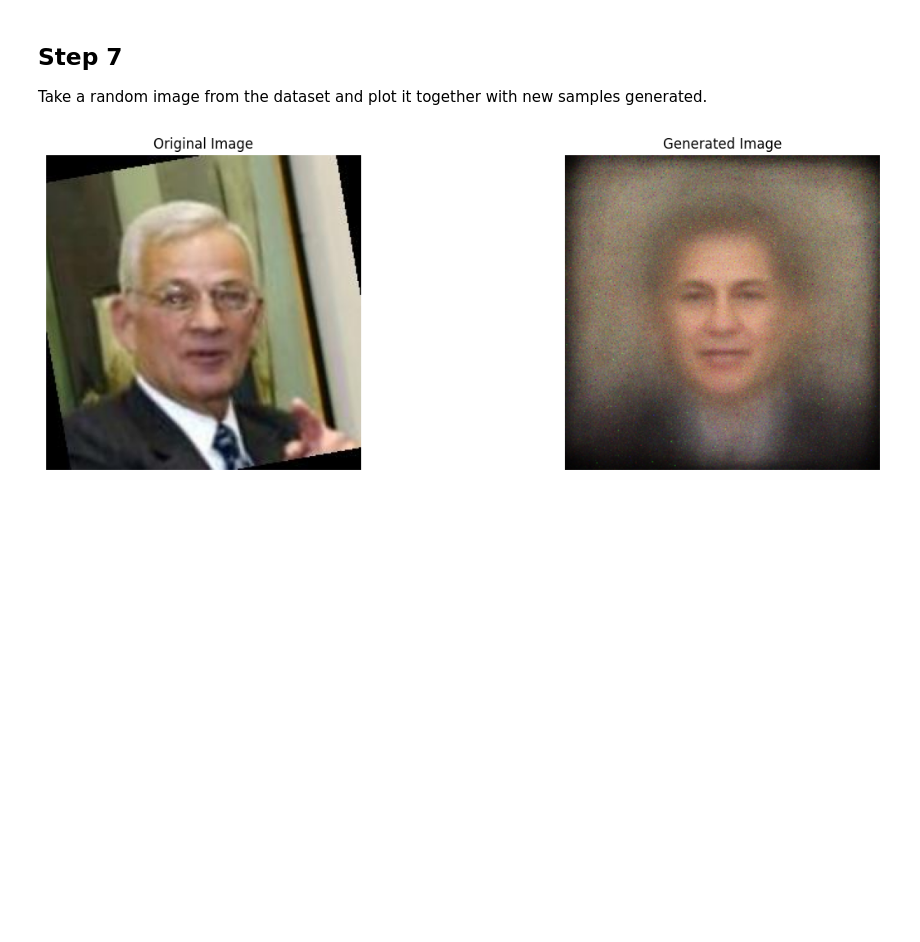
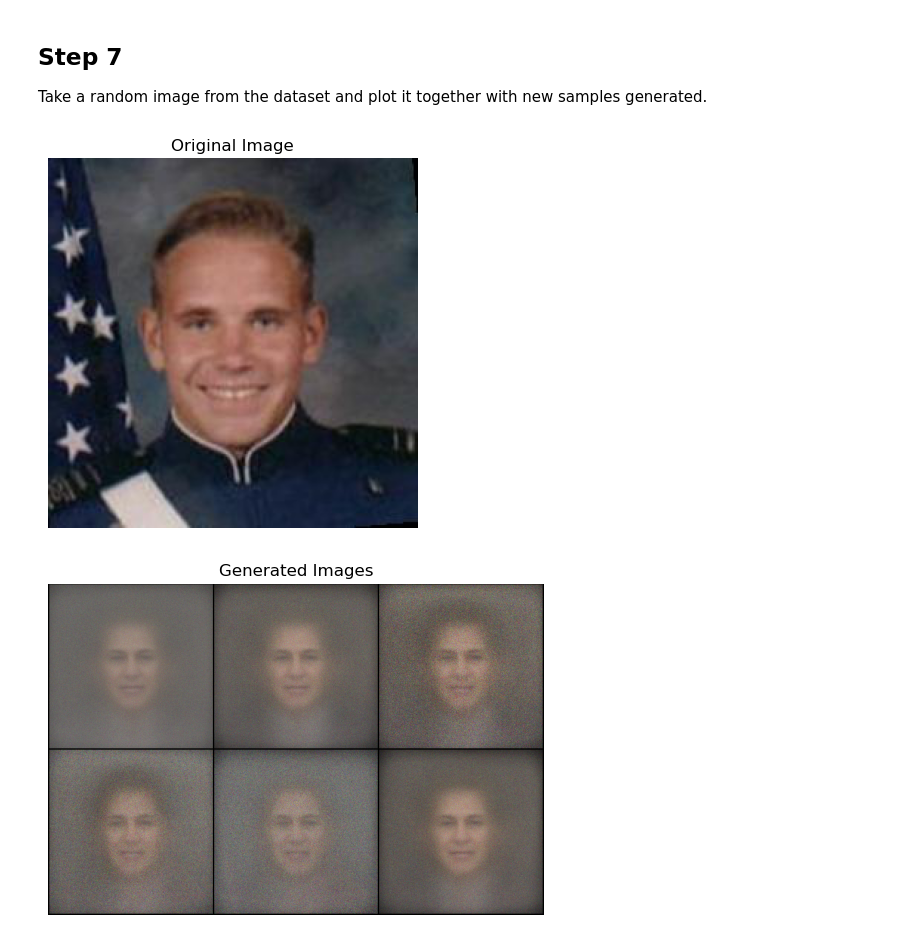
Before and after one commit to tallapallydheeraj/patternrecognition, a Jupyter notebook: Assignments/HW4/HW4.ipynb, the cells around one changed output. Cells and saved outputs as stored; diff of their text form; code cells hidden in the pictures; blank space fills up the shorter version.

```diff
--- a/Assignments/HW4/HW4.ipynb
+++ b/Assignments/HW4/HW4.ipynb
@@ -192,0 +206,2 @@ Parameter Group 0
+# %%
+model = VAE()
@@ -248,29 +285,38 @@ Epoch [1/1], Average Loss: 2037465649296502016.0000
 
 Take a random image from the dataset and plot it together with new samples generated.
-# %%
-# Take a random batch from the dataset
-random_batch = next(iter(dataloader))
-random_image = random_batch[0].to(device)
-
-# Generate new samples
-with torch.no_grad():
-    generated_output = model(random_image[0].unsqueeze(0))
-
-# Convert tensors to images
-from torchvision.transforms.functional import to_pil_image
-original_image = to_pil_image(random_image[0].cpu().squeeze(0))
-generated_image = to_pil_image(generated_output[0].cpu().squeeze(0))
-
-# Plot the images
-plt.figure(figsize=(8, 4))
-plt.subplot(1, 2, 1)
-plt.imshow(np.asarray(original_image))
-plt.title('Original Image')
-
-plt.subplot(1, 2, 2)
-plt.imshow(np.asarray(generated_image))
-plt.title('Generated Image')
-
-plt.show()
-# %% [output]
-[figure, removed]
+# %%
+import matplotlib.pyplot as plt
+import torch
+from torchvision.utils import make_grid
+
+
+model.eval()
+def show_images(images, title):
+    images = images.cpu().numpy()
+    images = images.transpose((1, 2, 0))
+    # Display the image
+    plt.imshow(images)
+    plt.title(title)
+    plt.axis('off')
+
+
+num_samples = 6
+with torch.no_grad():
+    z = torch.randn(num_samples, model.fc21.out_features)
+    new_images = model.decode(z)
+
+new_images = new_images.view(num_samples, 3, 250, 250)
+
+data_iter = iter(dataloader)
+original_image, _ = next(data_iter)
+original_image = original_image[0]
+show_images(original_image, 'Original Image')
+plt.show()
+
+
+generated_images_grid = make_grid(new_images, nrow=3)
+show_images(generated_images_grid, 'Generated Images')
+plt.show()
+# %% [output]
+[figure, added]
+[figure, added]
```
Also changed, not shown: parts of 15 cells of this notebook.
